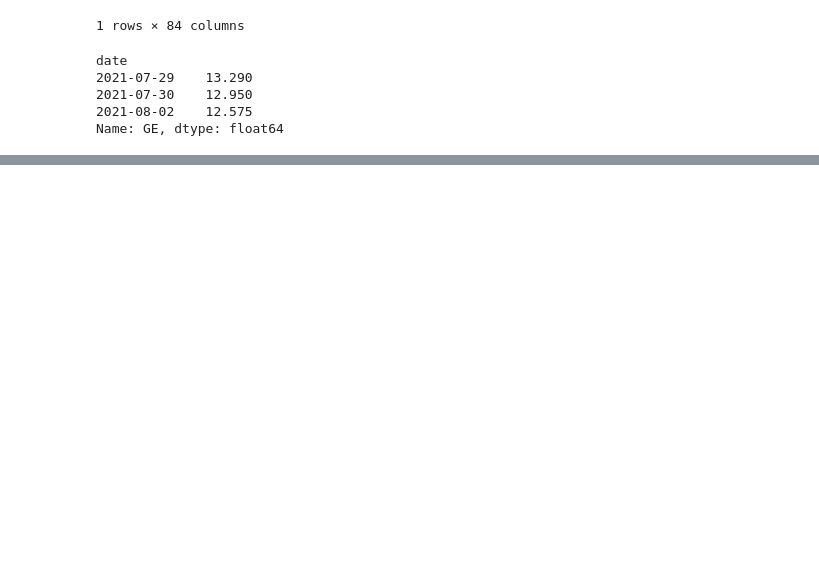
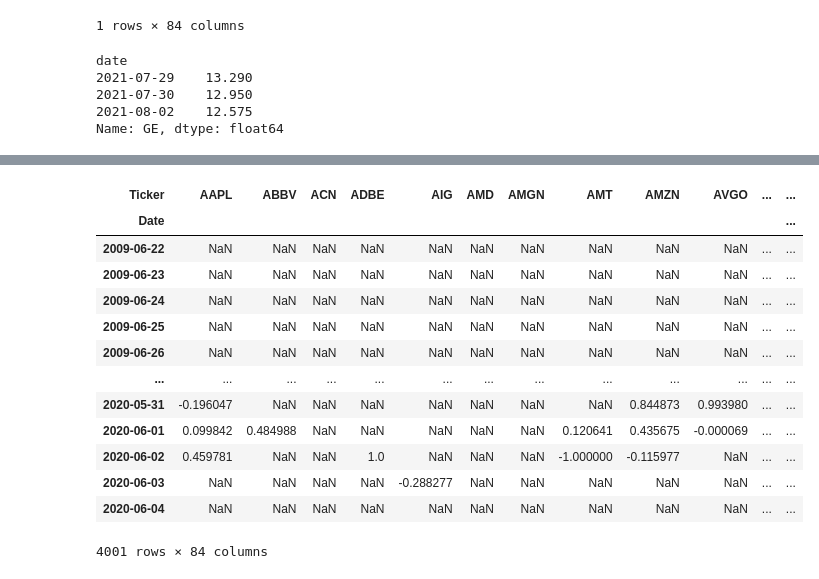
Before and after one commit to bufn403/portfolio-rl, a Jupyter notebook: framework_env_test.ipynb, the cells around one changed output, grey strips where cells are left out. Saved outputs shown, nothing was run; the diff lists cells and outputs as text; code cells hidden in the pictures; blank space fills up the shorter version.

```diff
--- a/framework_env_test.ipynb
+++ b/framework_env_test.ipynb
@@ -967,0 +1296,18 @@ Name: GE, dtype: float64
+# %%
+news_sentiment_array = news_sentiment_array.resample('D').asfreq()
+news_sentiment_array
+# %% [output]
+| Ticker | AAPL | ABBV | ACN | ADBE | AIG | AMD | AMGN | AMT | AMZN | AVGO | ... | ... |
+| Date |  |  |  |  |  |  |  |  |  |  |  | ... |
+| 2009-06-22 | NaN | NaN | NaN | NaN | NaN | NaN | NaN | NaN | NaN | NaN | ... | ... |
+| 2009-06-23 | NaN | NaN | NaN | NaN | NaN | NaN | NaN | NaN | NaN | NaN | ... | ... |
+| 2009-06-24 | NaN | NaN | NaN | NaN | NaN | NaN | NaN | NaN | NaN | NaN | ... | ... |
+| 2009-06-25 | NaN | NaN | NaN | NaN | NaN | NaN | NaN | NaN | NaN | NaN | ... | ... |
+| 2009-06-26 | NaN | NaN | NaN | NaN | NaN | NaN | NaN | NaN | NaN | NaN | ... | ... |
+| ... | ... | ... | ... | ... | ... | ... | ... | ... | ... | ... | ... | ... |
+| 2020-05-31 | -0.196047 | NaN | NaN | NaN | NaN | NaN | NaN | NaN | 0.844873 | 0.993980 | ... | ... |
+| 2020-06-01 | 0.099842 | 0.484988 | NaN | NaN | NaN | NaN | NaN | 0.120641 | 0.435675 | -0.000069 | ... | ... |
+| 2020-06-02 | 0.459781 | NaN | NaN | 1.0 | NaN | NaN | NaN | -1.000000 | -0.115977 | NaN | ... | ... |
+| 2020-06-03 | NaN | NaN | NaN | NaN | -0.288277 | NaN | NaN | NaN | NaN | NaN | ... | ... |
+| 2020-06-04 | NaN | NaN | NaN | NaN | NaN | NaN | NaN | NaN | NaN | NaN | ... | ... |
+4001 rows × 84 columns
```
Also changed, not shown: parts of 23 cells of this notebook, 3 other files.
